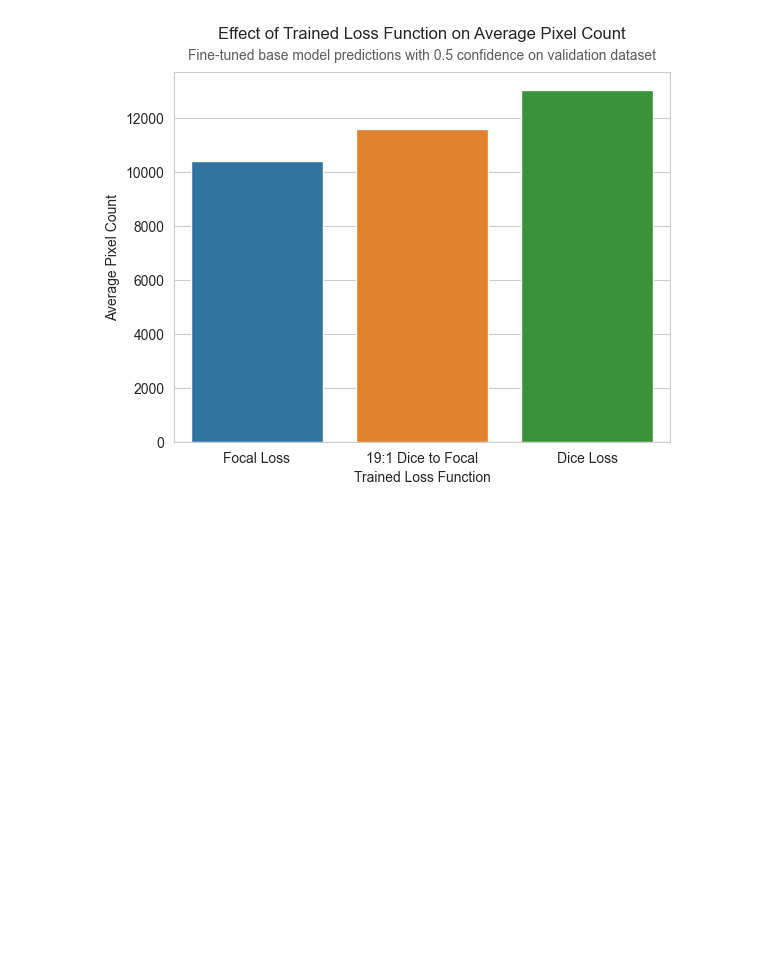
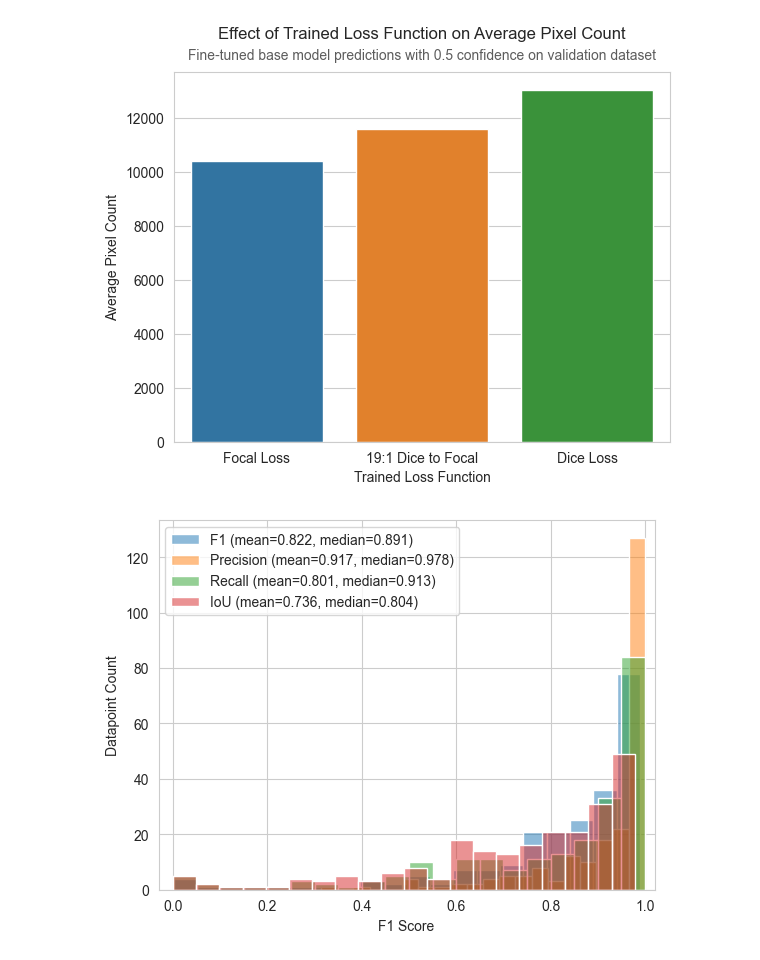
Before and after one commit to geo-smart/elwha_segmentation, a Jupyter notebook: book/experiments/plotting.ipynb, the cells around one changed output. Drawn from its saved outputs; the diff is of its cells as text; code cells hidden in the pictures; blank space fills up the shorter version.

Commit message:
minor md changes and plotting

```diff
--- a/book/experiments/plotting.ipynb
+++ b/book/experiments/plotting.ipynb
@@ -93,6 +93,12 @@ def plot_scores_comparison(
     ax.legend()
     plt.show()
 # %%
+import json
+
+def read_dict_from_file(file_path: str):
+    with open(file_path) as file:
+        return json.load(file)
+
 def read_list_from_file(file_path: str, data_type=float):
     data = []
     with open(file_path, "r") as file:
@@ -403,3 +409,15 @@ if (subtitle):
     plt.text(x=subtitle_x, y=subtitle_y, s=subtitle, fontsize=10, alpha=0.75, ha="center", va="bottom")
 # %% [output]
 [figure]
+# %%
+plot_scores_comparison(
+    (
+        read_dict_from_file("metrics_original_base_pts_3p0n_mm=mean_erode_emm=mean.json")["f1_score"],
+        read_dict_from_file("metrics_original_base_pts_3p0n_mm=mean_erode_emm=mean.json")["precision"],
+        read_dict_from_file("metrics_original_base_pts_3p0n_mm=mean_erode_emm=mean.json")["recall"],
+        read_dict_from_file("metrics_original_base_pts_3p0n_mm=mean_erode_emm=mean.json")["iou_score"],
+    ),
+    ("F1", "Precision", "Recall", "IoU"),
+)
+# %% [output]
+[figure, added]
```
Also changed, not shown: 2 other files.
